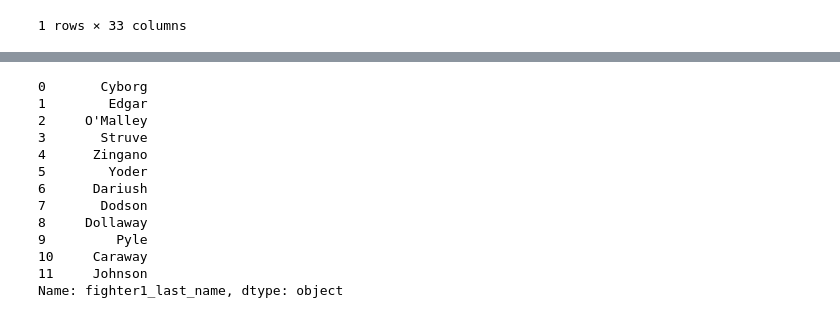
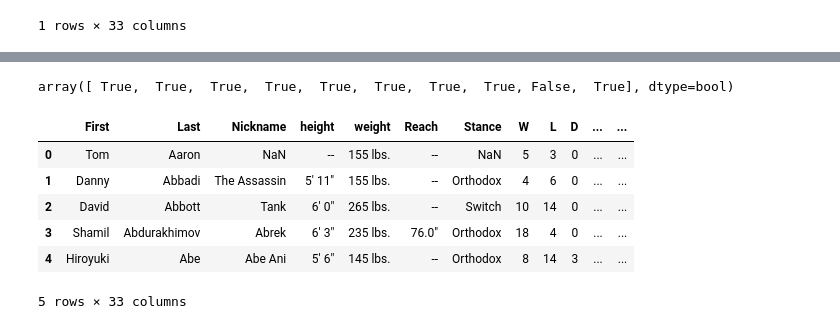
Before and after one commit to 95880-A3-SP18/web-analytics-group09, a Jupyter notebook: jupyter notebooks/fight prediction - UFC.ipynb, the cells around one changed output, grey strips where cells are left out. Saved outputs shown, nothing was run; the diff lists cells and outputs as text; code cells hidden in the pictures.

```diff
--- a/jupyter notebooks/fight prediction - UFC.ipynb
+++ b/jupyter notebooks/fight prediction - UFC.ipynb
@@ -186 +273,7 @@ def get_fighter_stats(all_df, first, last):
+# %%
+np.sort(all_df['weight'].unique())
+
+np.isin(weight_classes, np.sort(all_df['weight'].unique()))
+# %% [output]
+array([ True,  True,  True,  True,  True,  True,  True,  True, False,  True], dtype=bool)
 # %%
@@ -189,18 +282,12 @@ all_fights= json.loads(demo_event.content)
 # %%
 event_fights = pd.read_json(json.dumps(all_fights))
-# %%
-print(event_fights['fighter1_last_name'])
-# %% [output]
-0       Cyborg
-1        Edgar
-2     O'Malley
-3       Struve
-4      Zingano
-5        Yoder
-6      Dariush
-7       Dodson
-8     Dollaway
-9         Pyle
-10     Caraway
-11     Johnson
-Name: fighter1_last_name, dtype: object
+# %%
+all_df.head()
+# %% [output]
+|  | First | Last | Nickname | height | weight | Reach | Stance | W | L | D | ... | ... |
+| 0 | Tom | Aaron | NaN | -- | 155 lbs. | -- | NaN | 5 | 3 | 0 | ... | ... |
+| 1 | Danny | Abbadi | The Assassin | 5' 11" | 155 lbs. | -- | Orthodox | 4 | 6 | 0 | ... | ... |
+| 2 | David | Abbott | Tank | 6' 0" | 265 lbs. | -- | Switch | 10 | 14 | 0 | ... | ... |
+| 3 | Shamil | Abdurakhimov | Abrek | 6' 3" | 235 lbs. | 76.0" | Orthodox | 18 | 4 | 0 | ... | ... |
+| 4 | Hiroyuki | Abe | Abe Ani | 5' 6" | 145 lbs. | -- | Orthodox | 8 | 14 | 3 | ... | ... |
+5 rows × 33 columns
```
Also changed, not shown: parts of 17 cells of this notebook.
